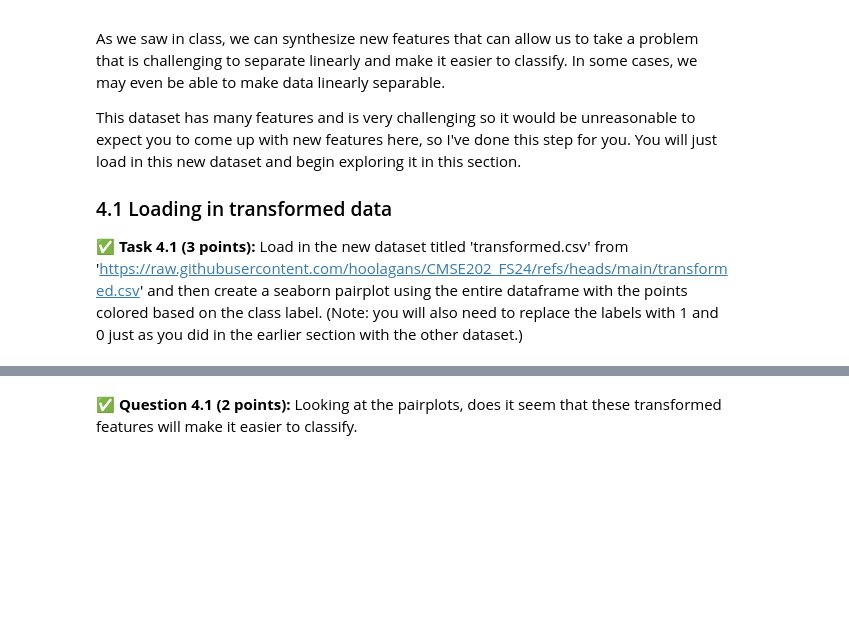
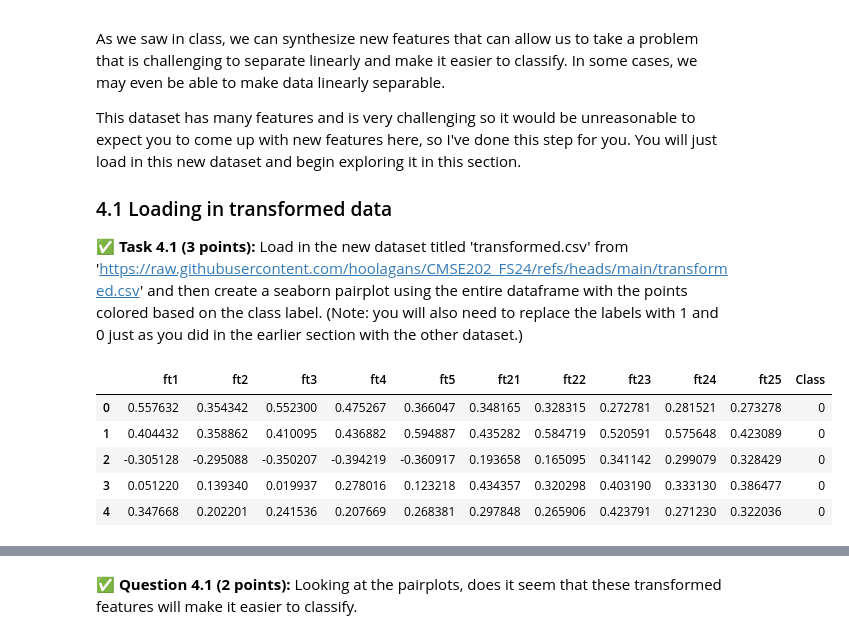
Before and after one commit to Jil-mueller/CMSE202-f25-turnin, a Jupyter notebook: hw-04/HW-04_PerceptronSVMandPCA-STUDENT.ipynb, the cells around one changed output, grey strips where cells are left out. Saved outputs shown, nothing was run; the diff lists cells and outputs as text; code cells hidden in the pictures; blank space fills up the shorter version.

```diff
--- a/hw-04/HW-04_PerceptronSVMandPCA-STUDENT.ipynb
+++ b/hw-04/HW-04_PerceptronSVMandPCA-STUDENT.ipynb
@@ -275,0 +274,14 @@ This dataset has many features and is very challenging so it would be unreasonab
+# %%
+# Put your code here
+transformed = pd.read_csv("/home/muell333/CMSE202-f25-turnin/hw-04/transformed.csv")
+
+transformed["Class"] = transformed["Class"].replace({"Toxic": 1, "NonToxic": 0})
+
+transformed.head()
+# %% [output]
+|  | ft1 | ft2 | ft3 | ft4 | ft5 | ft21 | ft22 | ft23 | ft24 | ft25 | Class |
+| 0 | 0.557632 | 0.354342 | 0.552300 | 0.475267 | 0.366047 | 0.348165 | 0.328315 | 0.272781 | 0.281521 | 0.273278 | 0 |
+| 1 | 0.404432 | 0.358862 | 0.410095 | 0.436882 | 0.594887 | 0.435282 | 0.584719 | 0.520591 | 0.575648 | 0.423089 | 0 |
+| 2 | -0.305128 | -0.295088 | -0.350207 | -0.394219 | -0.360917 | 0.193658 | 0.165095 | 0.341142 | 0.299079 | 0.328429 | 0 |
+| 3 | 0.051220 | 0.139340 | 0.019937 | 0.278016 | 0.123218 | 0.434357 | 0.320298 | 0.403190 | 0.333130 | 0.386477 | 0 |
+| 4 | 0.347668 | 0.202201 | 0.241536 | 0.207669 | 0.268381 | 0.297848 | 0.265906 | 0.423791 | 0.271230 | 0.322036 | 0 |
```
Also changed, not shown: parts of 9 cells of this notebook.
